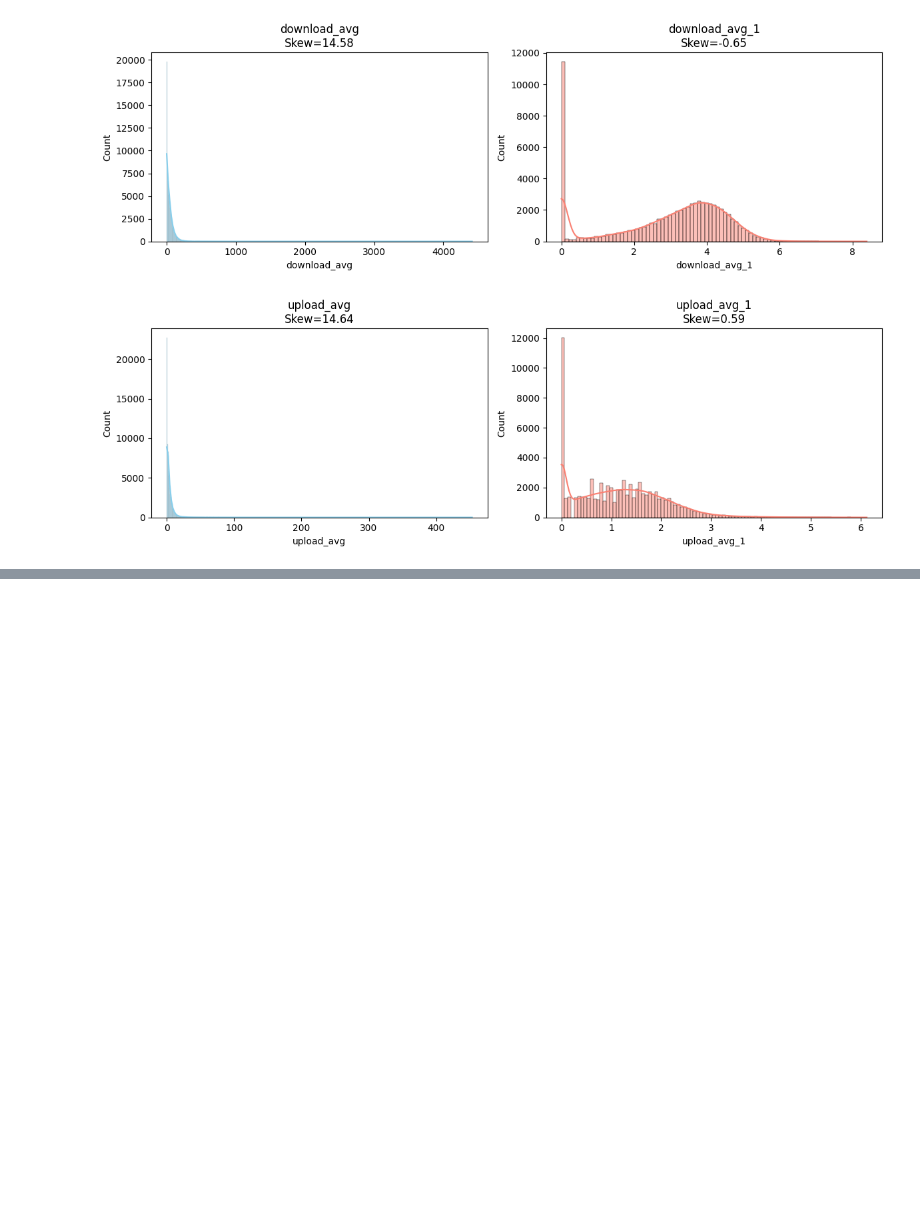
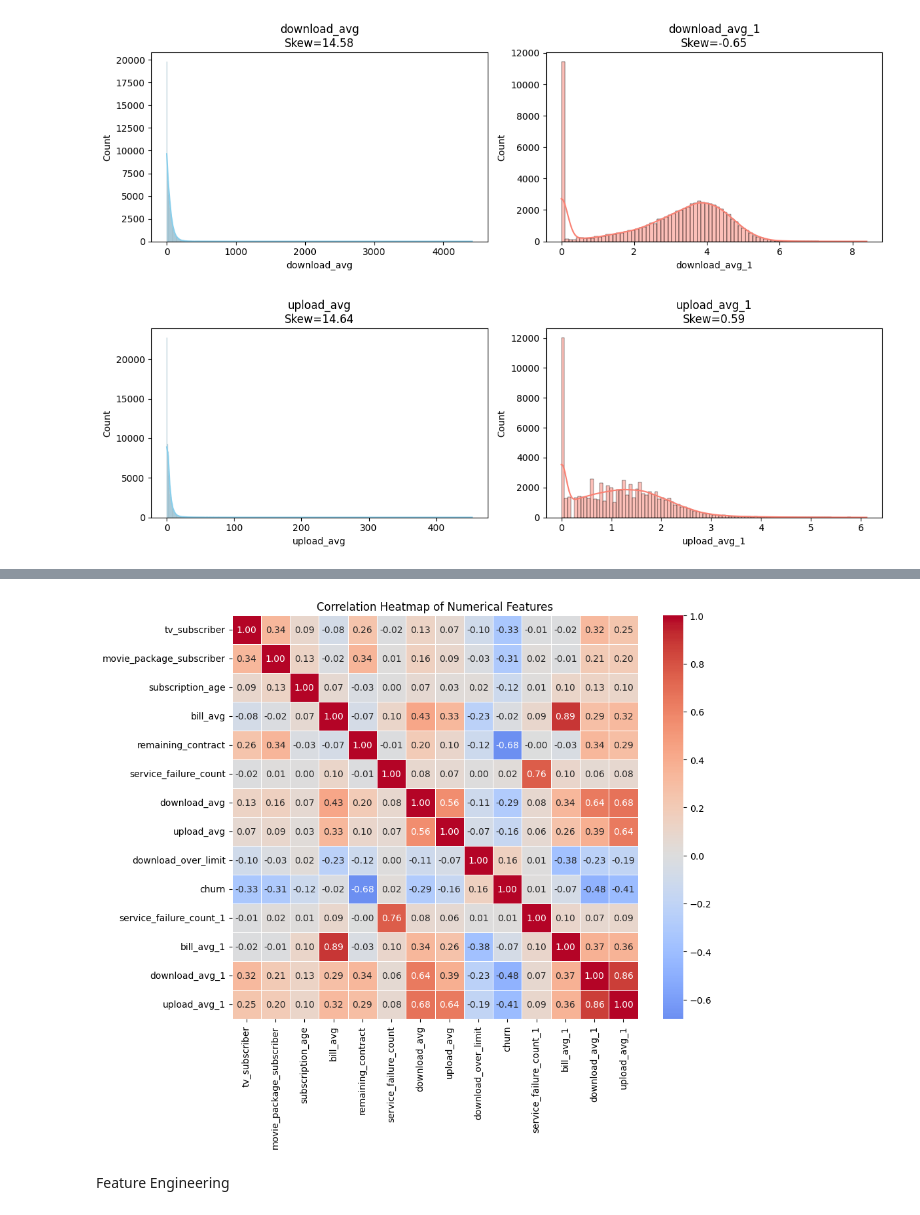
Before and after one commit to halaheltorgoman/Internet-Service-Customer-Churn, a Jupyter notebook: notebooks/churn_eda.ipynb, the cells around one changed output, grey strips where cells are left out. Cells and saved outputs as stored; diff of their text form; code cells hidden in the pictures; blank space fills up the shorter version.

Commit message:
feature engineering

```diff
--- a/notebooks/churn_eda.ipynb
+++ b/notebooks/churn_eda.ipynb
@@ -393,0 +479,14 @@ for original, transformed in pairs:
+# %%
+numeric_cols_1 = df1.select_dtypes(include=['int64', 'float64']).columns
+
+corr = df1[numeric_cols_1].corr()
+
+# Plot heatmap
+plt.figure(figsize=(10,8))
+sns.heatmap(corr, annot=True, cmap="coolwarm", center=0, fmt=".2f", linewidths=0.5)
+plt.title("Correlation Heatmap of Numerical Features")
+plt.show()
+# %% [output]
+[figure, added]
+# %% [markdown]
+Feature Engineering
```
Also changed, not shown: parts of 11 cells of this notebook.
